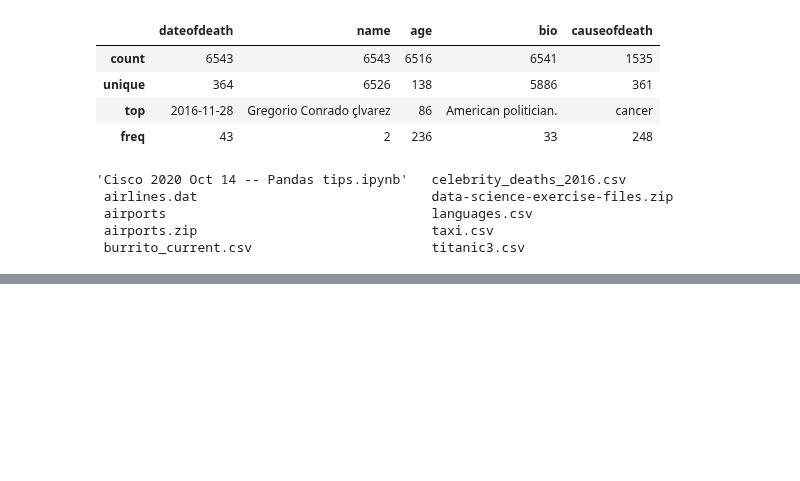
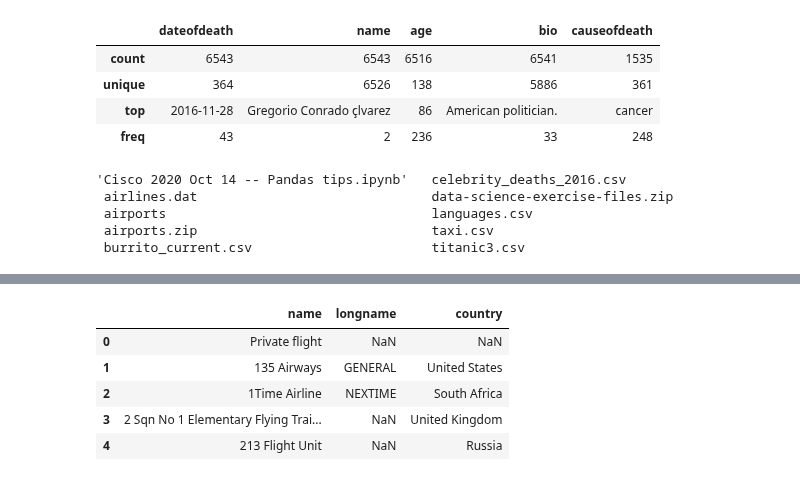
Before and after one commit to ramlaxman/cisco-2020-oct-14-pandas-tips, a Jupyter notebook: Cisco 2020 Oct 14 -- Pandas tips.ipynb, the cells around one changed output, grey strips where cells are left out. Cells and saved outputs as stored; diff of their text form; code cells hidden in the pictures; blank space fills up the shorter version.

```diff
--- a/Cisco 2020 Oct 14 -- Pandas tips.ipynb
+++ b/Cisco 2020 Oct 14 -- Pandas tips.ipynb
@@ -636,0 +659,14 @@ df.head()
+# %%
+df = pd.read_csv('airlines.dat',
+                 header=None,
+                usecols=[1, 5, 6],
+                 names=['name', 'longname', 'country'],
+                dtype={'country':'category'})
+df.head()
+# %% [output]
+|  | name | longname | country |
+| 0 | Private flight | NaN | NaN |
+| 1 | 135 Airways | GENERAL | United States |
+| 2 | 1Time Airline | NEXTIME | South Africa |
+| 3 | 2 Sqn No 1 Elementary Flying Trai... | NaN | United Kingdom |
+| 4 | 213 Flight Unit | NaN | Russia |
```
Also changed, not shown: parts of 4 cells of this notebook.
